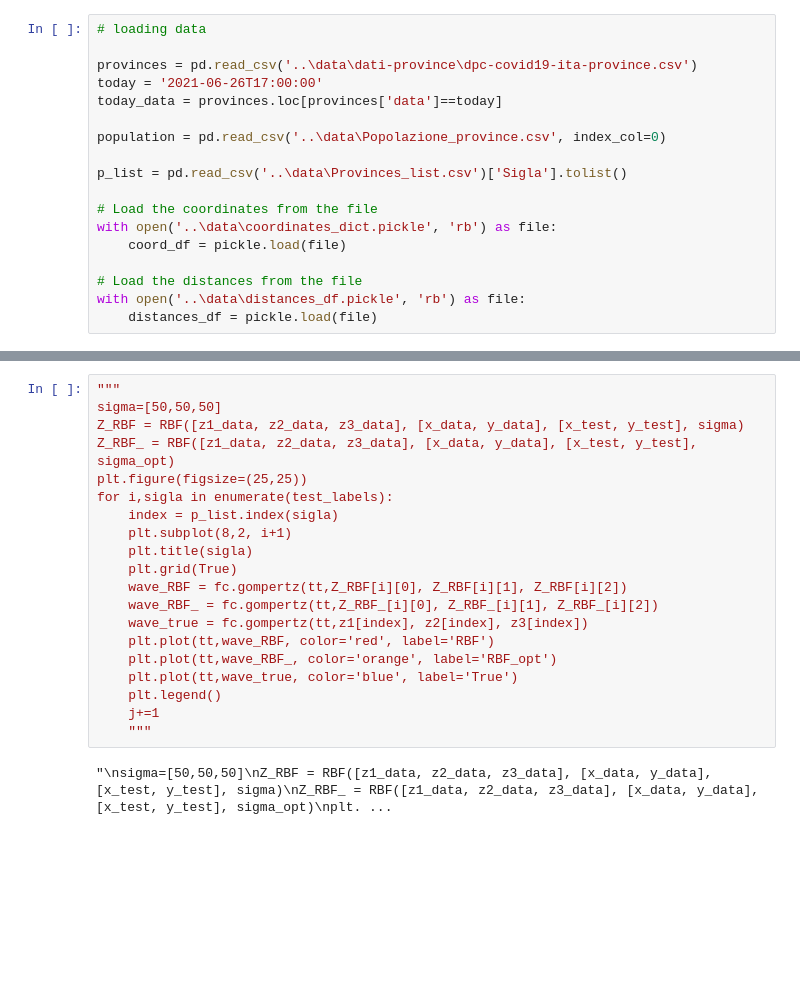
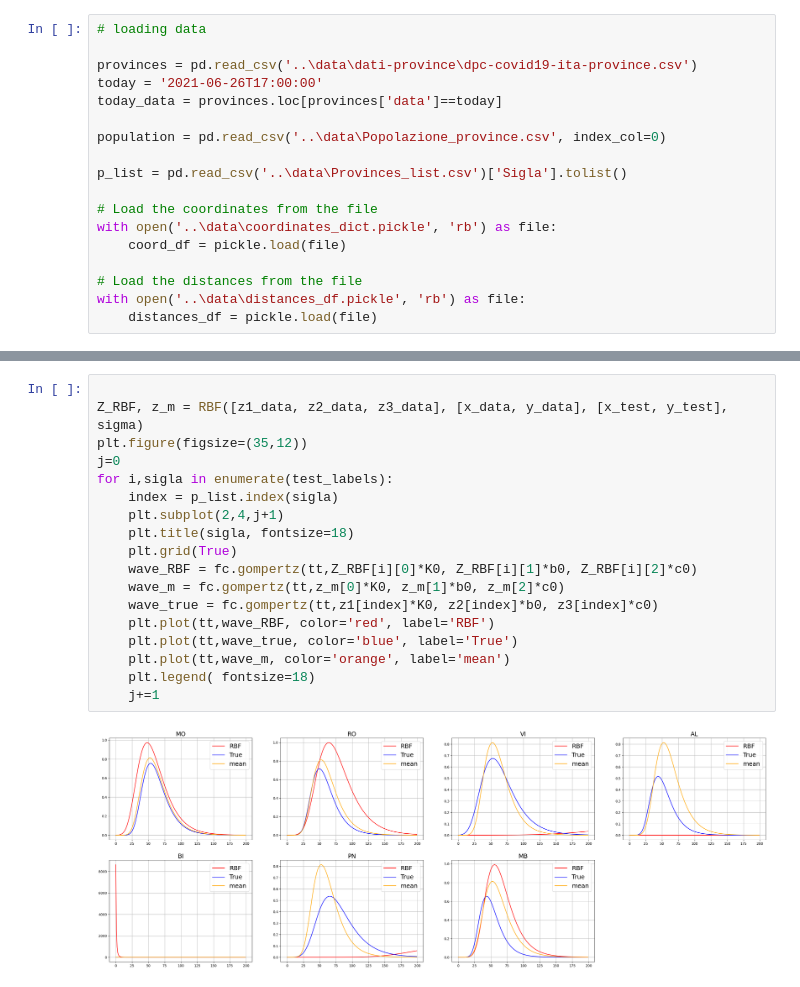
Before and after one commit to Adrianominora/Wave, a Jupyter notebook: script/RBF.ipynb, the cells around one changed output, grey strips where cells are left out. Drawn from its saved outputs; the diff is of its cells as text; blank space fills up the shorter version.

```diff
--- a/script/RBF.ipynb
+++ b/script/RBF.ipynb
@@ -156,22 +217,20 @@ plt.grid(True)
 # %%
-"""
-sigma=[50,50,50]
-Z_RBF = RBF([z1_data, z2_data, z3_data], [x_data, y_data], [x_test, y_test], sigma)
-Z_RBF_ = RBF([z1_data, z2_data, z3_data], [x_data, y_data], [x_test, y_test], sigma_opt)
-plt.figure(figsize=(25,25))
+
+Z_RBF, z_m = RBF([z1_data, z2_data, z3_data], [x_data, y_data], [x_test, y_test], sigma)
+plt.figure(figsize=(35,12))
+j=0
 for i,sigla in enumerate(test_labels):
     index = p_list.index(sigla)
-    plt.subplot(8,2, i+1)
-    plt.title(sigla)
+    plt.subplot(2,4,j+1)
+    plt.title(sigla, fontsize=18)
     plt.grid(True)
-    wave_RBF = fc.gompertz(tt,Z_RBF[i][0], Z_RBF[i][1], Z_RBF[i][2])
-    wave_RBF_ = fc.gompertz(tt,Z_RBF_[i][0], Z_RBF_[i][1], Z_RBF_[i][2])
-    wave_true = fc.gompertz(tt,z1[index], z2[index], z3[index])
+    wave_RBF = fc.gompertz(tt,Z_RBF[i][0]*K0, Z_RBF[i][1]*b0, Z_RBF[i][2]*c0)
+    wave_m = fc.gompertz(tt,z_m[0]*K0, z_m[1]*b0, z_m[2]*c0)
+    wave_true = fc.gompertz(tt,z1[index]*K0, z2[index]*b0, z3[index]*c0)
     plt.plot(tt,wave_RBF, color='red', label='RBF')
-    plt.plot(tt,wave_RBF_, color='orange', label='RBF_opt')
     plt.plot(tt,wave_true, color='blue', label='True')
-    plt.legend()
+    plt.plot(tt,wave_m, color='orange', label='mean')
+    plt.legend( fontsize=18)
     j+=1
-    """
 # %% [output]
-"\nsigma=[50,50,50]\nZ_RBF = RBF([z1_data, z2_data, z3_data], [x_data, y_data], [x_test, y_test], sigma)\nZ_RBF_ = RBF([z1_data, z2_data, z3_data], [x_data, y_data], [x_test, y_test], sigma_opt)\nplt. ...
+[figure, added]
```
Also changed, not shown: parts of 8 cells of this notebook.
